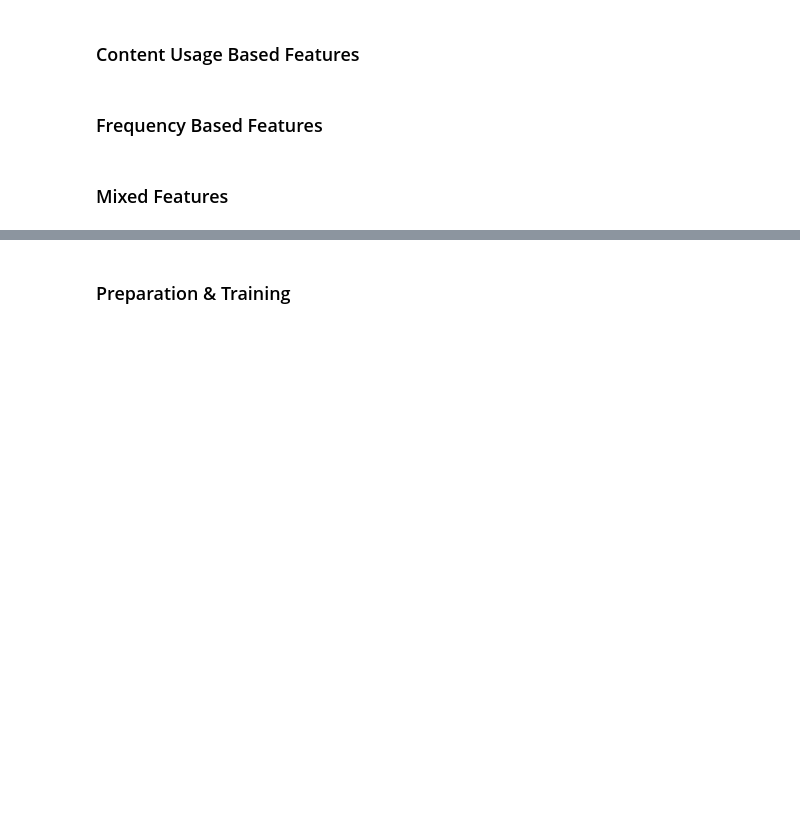
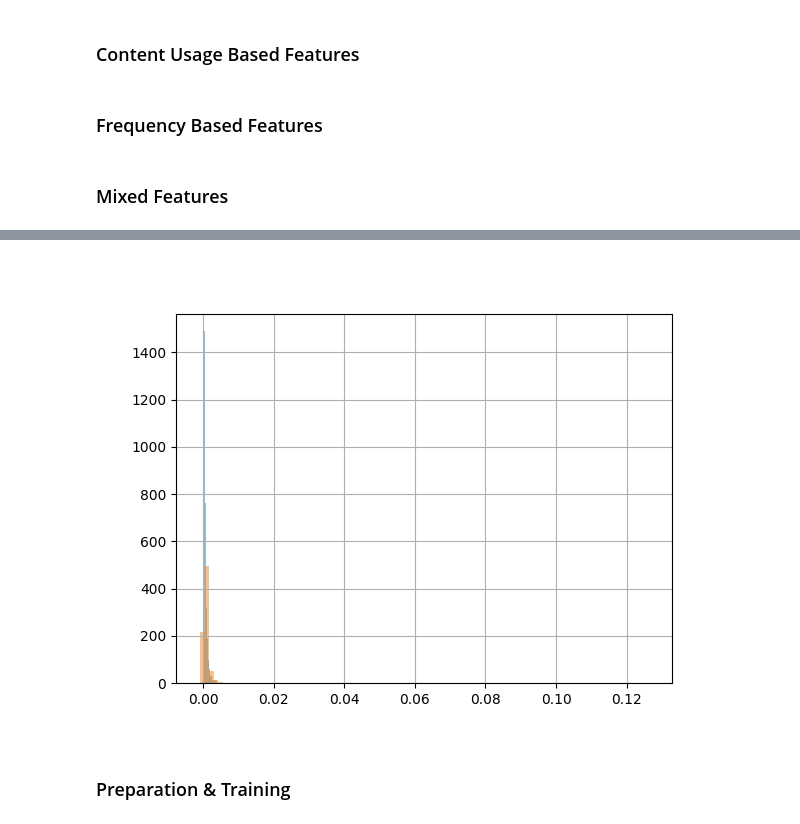
Before and after one commit to Tom-Touati/mafat-challenge, a Jupyter notebook: code/time_based_model.ipynb, the cells around one changed output, grey strips where cells are left out. Drawn from its saved outputs; the diff is of its cells as text; code cells hidden in the pictures; blank space fills up the shorter version.

```diff
--- a/code/time_based_model.ipynb
+++ b/code/time_based_model.ipynb
@@ -478,9 +503,11 @@ def get_proportion_of_domains_visited(df):
     res.name = "n_domains"
     return res.to_frame()
 # %%
-domain_usage_proportion = get_domain_usage_proportion(db_df.loc[db_df["Domain_Name"].isin(devices_per_valid_domain.index)])
+domain_usage_proportion = get_domain_usage_proportion(
+    db_df.loc[db_df["Domain_Name"].isin(devices_per_valid_domain.index)])
 domain_usage_proportion = np.log(1+domain_usage_proportion)
-domain_usage_proportion = ((domain_usage_proportion.T)/domain_usage_proportion.T.max()).T
+domain_usage_proportion = (
+    (domain_usage_proportion.T)/domain_usage_proportion.T.max()).T
 cls_data = get_cls_data()
 cls_proportion = get_cls_proportion(cls_data)
 del cls_data
@@ -643,4 +668,26 @@ mean_probability_score = weighted_final_scores._repartition().T.mean()
+# %%
+params.update({"weighted_final_scores": {
+    "fillna": True
+}})
+weighted_final_scores = get_weighted_final_scores(
+    p_scores_df._repartition(), domain_usage_proportion._repartition())
+scores_scaler = z_normalize_by_all(
+    weighted_final_scores, train_devices, per_column=False)
+# %%
+params.update({"mean_probability_score": {
+    "fillna": False,
+    "square_usage": True
+}})
+mean_probability_score = get_weighted_final_scores(
+    p_scores_df, domain_usage_proportion, **params["mean_probability_score"]).T.mean().to_frame()
 # %%
 plt.figure()
-weighted_final_scores.T.max().hist(bins=100)
+weighted_final_scores.join(device_targets.set_index("Device_ID")).set_index(
+    "Target").stack().groupby("Target").hist(bins=100, alpha=0.5)
 plt.show()
+# %%
+plt.figure()
+mean_probability_score.join(device_targets.set_index("Device_ID")).set_index(
+    "Target").stack().groupby("Target").hist(bins=100, alpha=0.5, density=True)
+plt.show()
+# %% [output]
@@ -647,3 +695,4 @@ plt.show()
+[figure, added]
 # %% [markdown]
 ### Preparation & Training
 # %%
```
Also changed, not shown: parts of 26 cells of this notebook, 6 other files.
